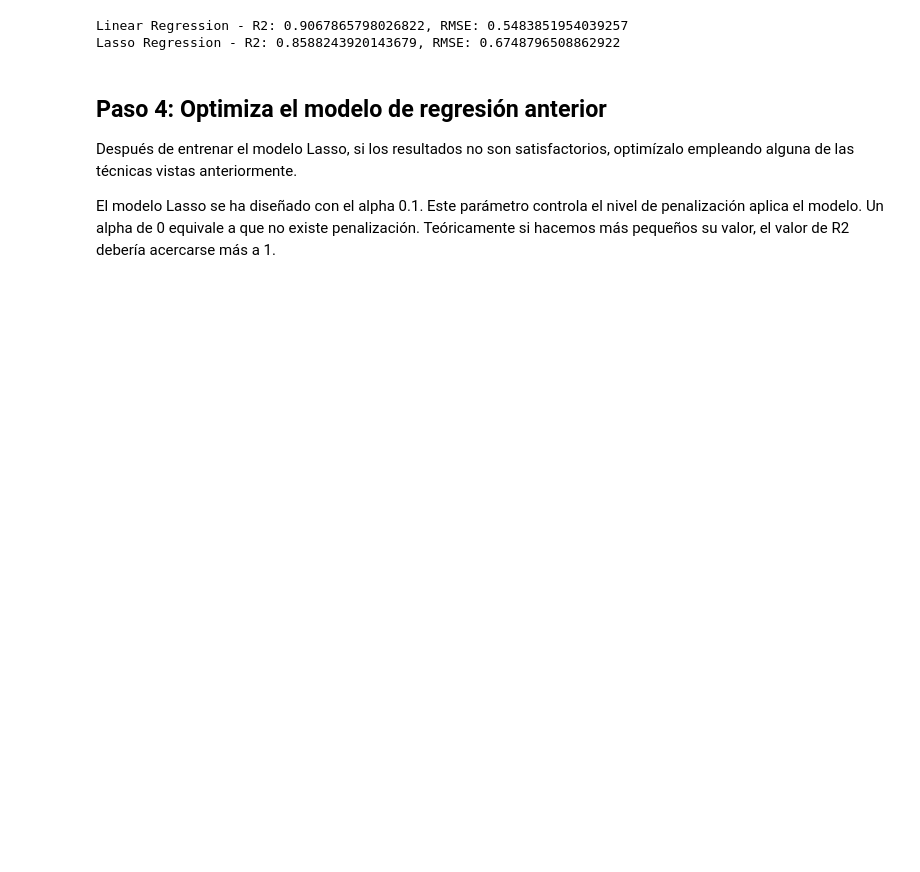
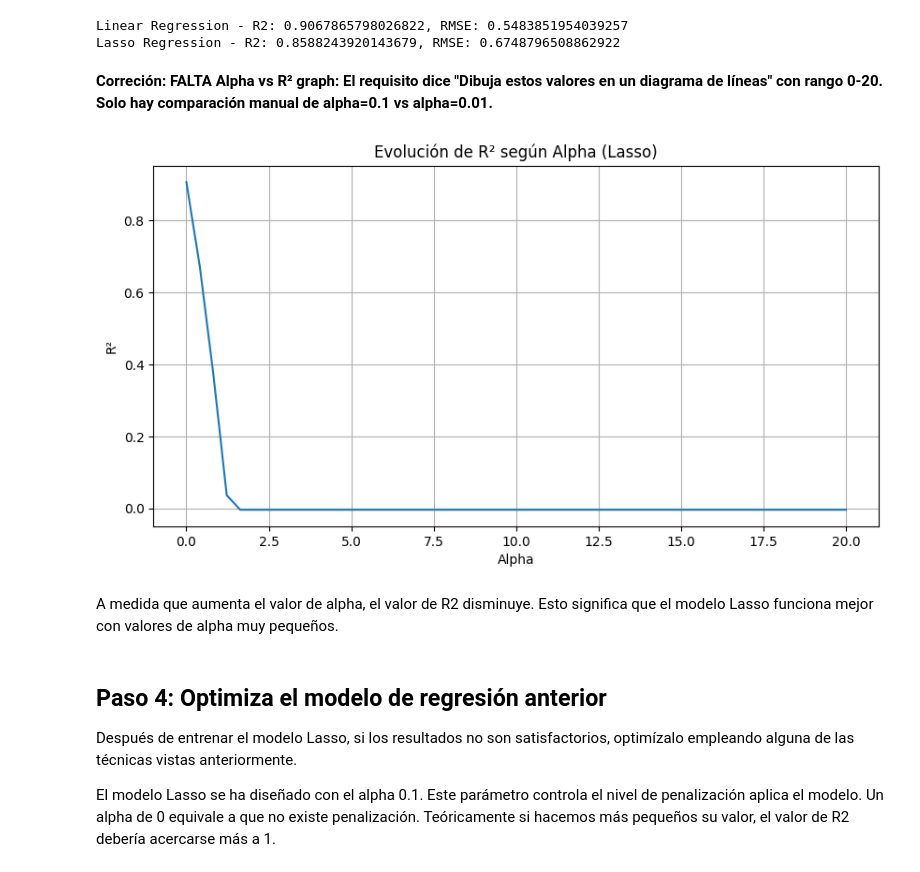
Before and after one commit to 4GeeksAcademy/ekbalam11-machine-learning, a Jupyter notebook: src/03-linear-regression-reg-demographic-health-data.ipynb, the cells around one changed output. Cells and saved outputs as stored; diff of their text form; code cells hidden in the pictures; blank space fills up the shorter version.

```diff
--- a/src/03-linear-regression-reg-demographic-health-data.ipynb
+++ b/src/03-linear-regression-reg-demographic-health-data.ipynb
@@ -343,6 +398,30 @@ print(f"Lasso Regression - R2: {r2_lasso}, RMSE: {rmse_lasso}")
 # %% [output]
 Linear Regression - R2: 0.9067865798026822, RMSE: 0.5483851954039257
 Lasso Regression - R2: 0.8588243920143679, RMSE: 0.6748796508862922
+# %% [markdown]
+**Correción: FALTA Alpha vs R² graph: El requisito dice "Dibuja estos valores en un diagrama de líneas" con rango 0-20. Solo hay comparación manual de alpha=0.1 vs alpha=0.01.**
+# %%
+#Evolción de R2 con diferentes valores de alpha
+alphas = np.linspace(0.001, 20, 50)
+r2_scores = []
+
+for alpha in alphas:
+    lasso = Lasso(alpha=alpha, max_iter=10000)
+    lasso.fit(X_train_scaled, y_train)
+    y_pred_alpha = lasso.predict(X_test_scaled)
+    r2_scores.append(r2_score(y_test, y_pred_alpha))
+
+plt.figure(figsize=(10, 5))
+plt.plot(alphas, r2_scores)
+plt.xlabel('Alpha')
+plt.ylabel('R²')
+plt.title('Evolución de R² según Alpha (Lasso)')
+plt.grid(True)
+plt.show()
+# %% [output]
+[figure, added]
+# %% [markdown]
+A medida que aumenta el valor de alpha, el valor de R2 disminuye. Esto significa que el modelo Lasso funciona mejor con valores de alpha muy pequeños.
 # %% [markdown]
 ## Paso 4: Optimiza el modelo de regresión anterior
 Después de entrenar el modelo Lasso, si los resultados no son satisfactorios, optimízalo empleando alguna de las técnicas vistas anteriormente.
```
Also changed, not shown: parts of 10 cells of this notebook.
